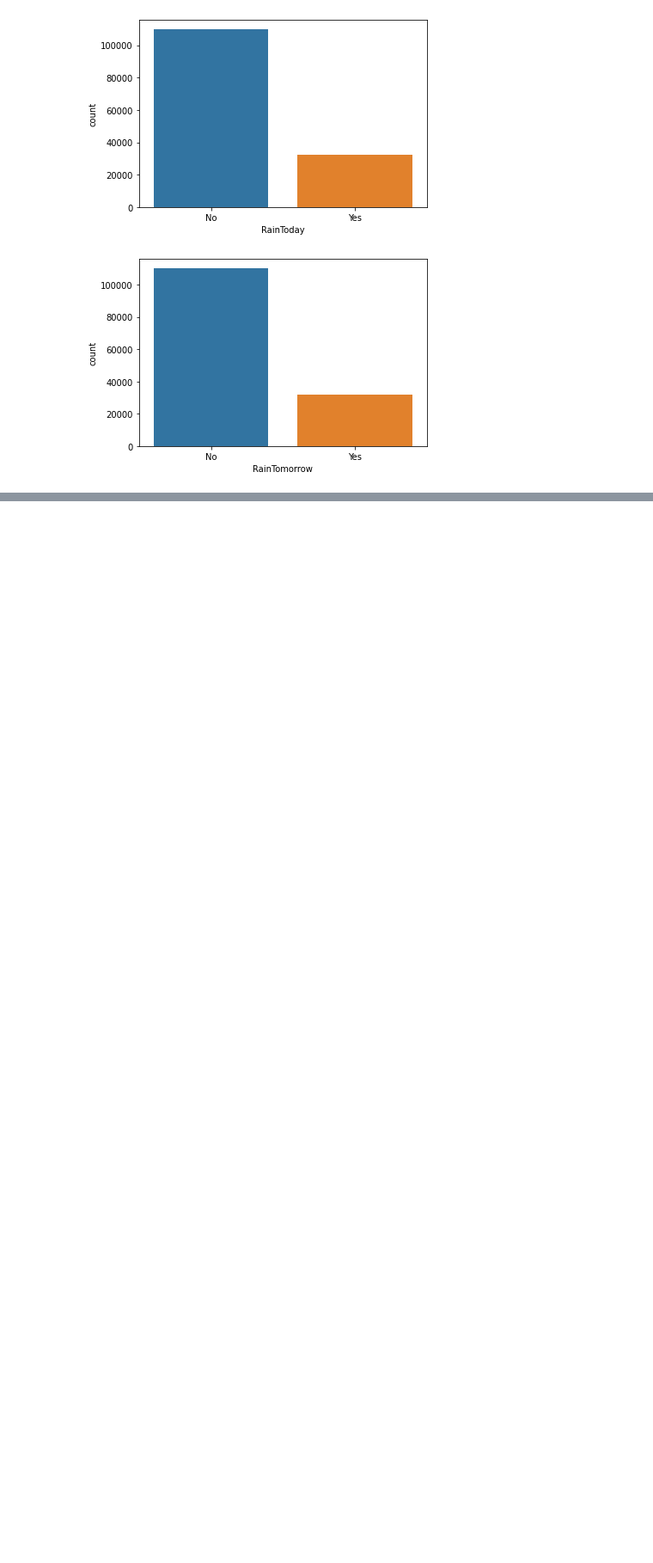
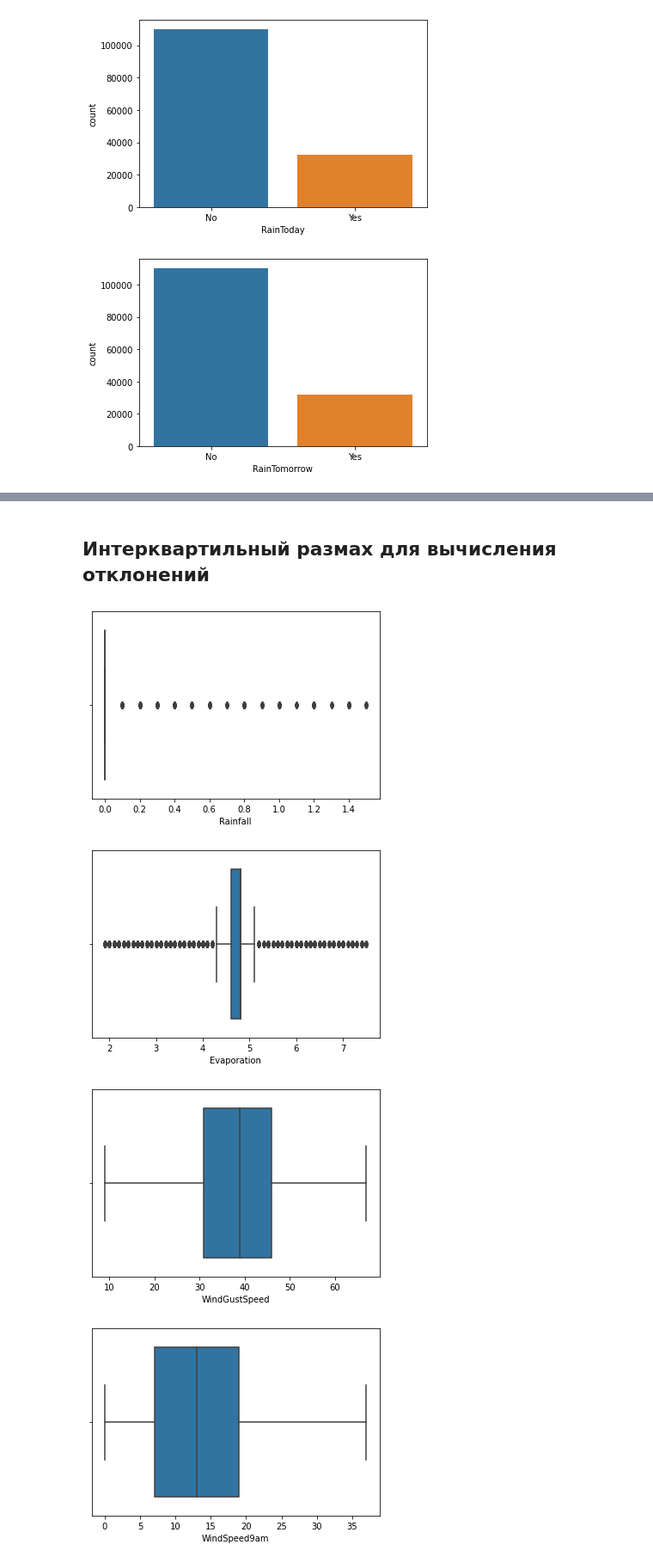
Before and after one commit to iDneprov/university, a Jupyter notebook: AI/lab1/WillItRainTomorrow.ipynb, the cells around one changed output, grey strips where cells are left out. Shown: that part at 86% size. Cells and saved outputs as stored; diff of their text form; code cells hidden in the pictures; blank space fills up the shorter version.

```diff
--- a/AI/lab1/WillItRainTomorrow.ipynb
+++ b/AI/lab1/WillItRainTomorrow.ipynb
@@ -211,0 +351,15 @@ for i in categorical:
+# %% [markdown]
+## Интерквартильный размах для вычисления отклонений
+# %%
+for name in NumericalSkew:
+    Q1 = dataset[name].quantile(0.25)
+    Q3 = dataset[name].quantile(0.75)
+    IQR = Q3 - Q1
+    newdataset = dataset[~((dataset[name] < (Q1 - 1.5*IQR)) | (dataset[name] > (Q3 + 1.5*IQR)))]
+    sns.boxplot(newdataset[name])
+    plt.show()
+# %% [output]
+[figure, added]
+[figure, added]
+[figure, added]
+[figure, added]
```
Also changed, not shown: parts of 29 cells of this notebook.
